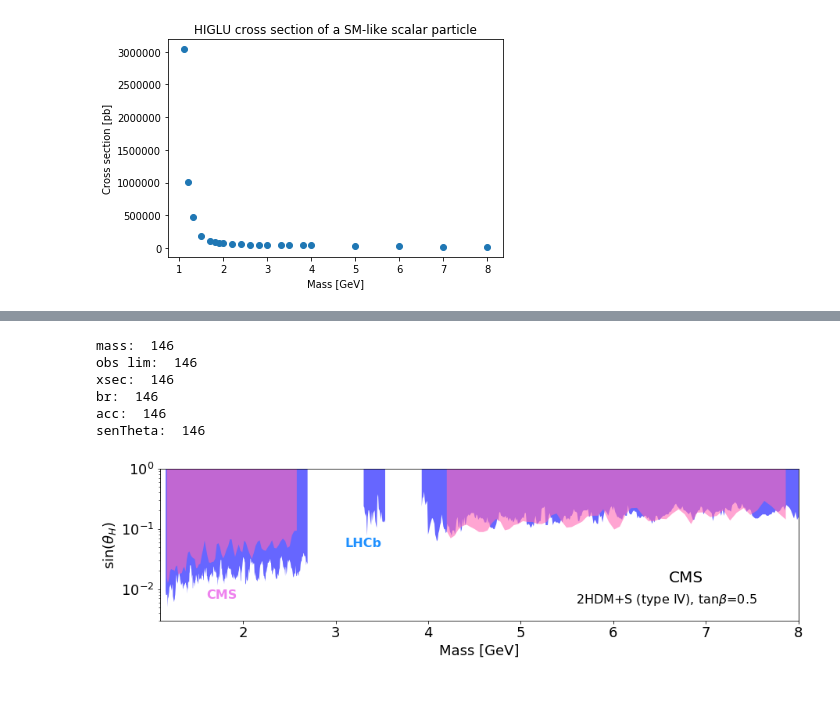
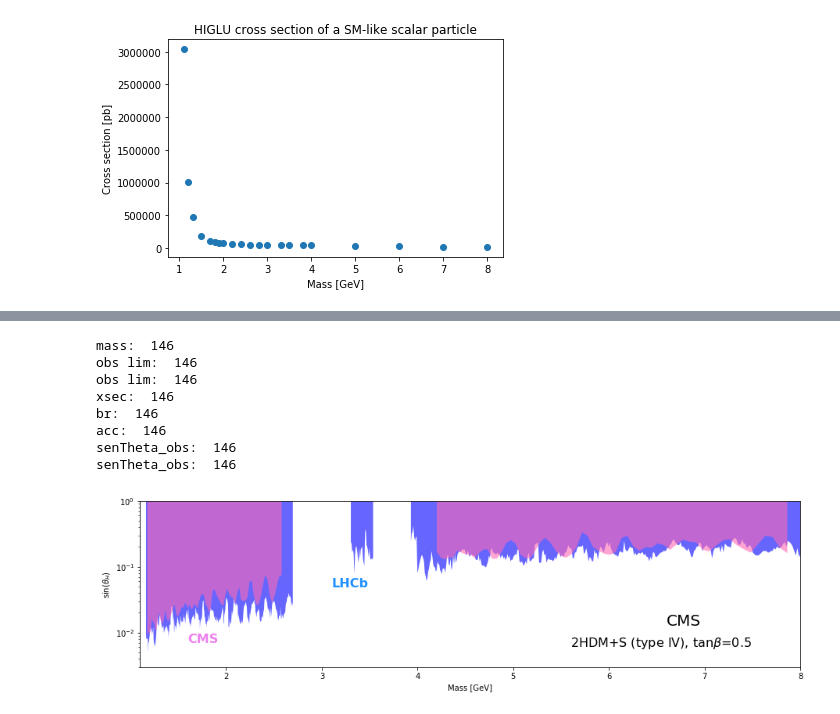
Before and after one commit to elfontan/2HDM_interpretation, a Jupyter notebook: senThetaLimits_2HDM_IV_fullMassRange_newAcceptances_ptmumu_allLimits.ipynb, the cells around one changed output, grey strips where cells are left out. Saved outputs shown, nothing was run; the diff lists cells and outputs as text; code cells hidden in the pictures.

Commit message:
Updates using new trigger efficiencies

```diff
--- a/senThetaLimits_2HDM_IV_fullMassRange_newAcceptances_ptmumu_allLimits.ipynb
+++ b/senThetaLimits_2HDM_IV_fullMassRange_newAcceptances_ptmumu_allLimits.ipynb
@@ -178,7 +178,18 @@ xsec_fit:
 obs_limit = [ 0.103242, 0.0958677, 0.120859, 0.0762025, 0.0827576, 0.0938192, 0.11963, 0.15 ]
 
 v_obs_limit = []
-f_obs_limit = np.loadtxt("./CMS_modelIndependentLimits_red_bothYears_twoIDs_90CL_allLimits_20220401.txt", delimiter = "\t")
+v_exp_limit = []
+
+# Reference results: noPtMuMu cut
+#f_obs_limit = np.loadtxt("./CMS_modelIndependentLimits_expectedLimit_noPtMuMuCut_20220401.txt", delimiter = "\t")
+
+# Updated Trigger Efficiency: observed and expected results WITH PtMuMu cut
+f_obs_limit = np.loadtxt("./CMS_modelIndependentLimits_obsLimit_newTreff_PtCut_20220712.txt", delimiter = "\t")
+f_exp_limit = np.loadtxt("./CMS_modelIndependentLimits_expLimit_newTreff_PtCut_20220712.txt", delimiter = "\t")
+
+# Updated Trigger Efficiency: observed and expected results WITHOUT PtMuMu cut
+#f_obs_limit = np.loadtxt("./CMS_modelIndependentLimits_obsLimit_newTreff_noPtCut_20220712.txt", delimiter = "\t")
+#f_exp_limit = np.loadtxt("./CMS_modelIndependentLimits_expLimit_newTreff_noPtCut_20220712.txt", delimiter = "\t")
 
 #print("shape of data:", f_br.shape)
 #print("datatype of data:", f_br.dtype)
@@ -186,6 +197,9 @@ f_obs_limit = np.loadtxt("./CMS_modelIndependentLimits_red_bothYears_twoIDs_90CL
 
 for i in range(len(f_obs_limit)):
     v_obs_limit.append(round(f_obs_limit[i][1], 5))
+    v_exp_limit.append(round(f_exp_limit[i][1], 5))
 print("Model independent observed limits: \n", v_obs_limit)
+print("##################################################")
+print("Model independent expected limits: \n", v_exp_limit)
 # %% [output]
 Model independent observed limits:
@@ -193,10 +210,10 @@ Model independent observed limits:
 # %%
-# SinTheta LIMITS
+# SinTheta OBS LIMITS
 
-senTheta_limit = []
+senTheta_obs_limit = []
 for l in range(len(f_obs_limit)):
-    senTheta = math.sqrt(v_obs_limit[l] / (v_xsec[l] * v_br[l] * v_acc_amumu[l]))
-    senTheta_limit.append(round(senTheta,5))
-
-senTheta_limit
+    senTheta_obs = math.sqrt(v_obs_limit[l] / (v_xsec[l] * v_br[l] * v_acc_amumu[l]))
+    senTheta_obs_limit.append(round(senTheta_obs,5))
+print("### OBS ###")
+senTheta_obs_limit
 # %% [output]
@@ -220,17 +266,21 @@ senTheta_limit
 # %%
 print("mass: ", len(v_mass))
 print("obs lim: ", len(v_obs_limit))
+print("obs lim: ", len(v_exp_limit))
 print("xsec: ", len(v_xsec))
 print("br: ", len(v_br))
 print("acc: ", len(v_acc_amumu))
-print("senTheta: ", len(senTheta_limit))
+print("senTheta_obs: ", len(senTheta_obs_limit))
+print("senTheta_obs: ", len(senTheta_exp_limit))
 # %% [output]
 mass:  146
+obs lim:  146
 obs lim:  146
 xsec:  146
 br:  146
 acc:  146
-senTheta:  146
+senTheta_obs:  146
+senTheta_obs:  146
 # %%
 f_LHCb = np.loadtxt("./LHCb_limits.txt", delimiter = " ")
 v_lim_LHCb = []
@@ -239,40 +289,37 @@ for i in range(len(f_LHCb)):
     v_mass_LHCb.append(f_LHCb[i][0]/1000) #Conversion from Mev to GeV
     v_lim_LHCb.append(f_LHCb[i][1])
 
 #f_BaBar = np.loadtxt("./BaBar_limits.txt", delimiter = "\t")
 #v_lim_BaBar = []
 #v_mass_BaBar = []
 #for i in range(len(f_BaBar)):
 #    v_mass_BaBar.append(f_BaBar[i][0])
 #    v_lim_BaBar.append(f_BaBar[i][1])
 
-p_cms, p_lhcb = plt.subplots(figsize=(13, 4))
+p_cms_obs, p_lhcb = plt.subplots(figsize=(13, 4))
 plt.rcParams.update({'font.size': 18})
 #range = np.array([2.696,3.303])
 
 p_lhcb = plt.plot(v_mass_LHCb, v_lim_LHCb, '-', color="blue", linewidth=0)
 p_lhcb = plt.fill_between(v_mass_LHCb, v_lim_LHCb, 1, color="blue", linewidth=0, alpha=0.6)
-#p_lhcb = plt.semilogx()
 p_lhcb = plt.semilogy()
-#p_babar = plt.plot(v_mass_BaBar, v_lim_BaBar, color="red", label = "BaBar")
-p_cms = plt.plot(v_mass, senTheta_limit, '-', color="hotpink", linewidth=0)
-p_lhcb = plt.fill_between(v_mass, senTheta_limit, 1, color="hotpink", linewidth=0, alpha=0.6)
-#p_cms = plt.fill_between(v_mass, senTheta_limit, color="orange")
+p_cms_obs = plt.plot(v_mass, senTheta_obs_limit, '-', color="hotpink", linewidth=0)
+p_lhcb = plt.fill_between(v_mass, senTheta_obs_limit, 1, color="hotpink", linewidth=0, alpha=0.6)
 
 plt.xlim(1.1,8)
 plt.ylim(0.003, 1.0)
 plt.xlabel('Mass [GeV]')
 plt.ylabel('sin($\\theta_{H}$)')
 #plt.title("Upper limits on the mixing angle for the 2HDM scenario")
 #plt.legend(loc="upper left")
-p_cms = plt.text(1.6, 0.007, "CMS", fontsize=16, color="violet", fontweight='bold')
+p_cms_obs = plt.text(1.6, 0.007, "CMS", fontsize=16, color="violet", fontweight='bold')
 p_lhcb = plt.text(3.1, 0.05, "LHCb", fontsize=16, color="dodgerblue", fontweight='bold')
 
 plt.text(6.6, 0.013, "CMS", fontsize=20, color="black")
 plt.text(5.6, 0.009, "2HDM+S (type IV), tan$\\beta$=0.5", fontsize=16, verticalalignment='top')
 #plt.show()
 plt.tight_layout()
-plt.savefig('senTheta_CMS_LHCb_newCmsAcceptances.pdf', dpi=1200)
-plt.savefig('senTheta_CMS_LHCb_newCmsAcceptances.png', dpi=1200)
+plt.savefig('senTheta_CMS_LHCb_newCmsAcceptances_newTriggerAcceptances_PtMuMuCut_OBS.pdf', dpi=1200)
+plt.savefig('senTheta_CMS_LHCb_newCmsAcceptances_newTriggerAcceptances_PtMuMuCut_OBS.png', dpi=1200)
 # %% [output]
-[figure, old version]
+[figure, new version]
```
Also changed, not shown: parts of 5 cells of this notebook, 7 other files.
